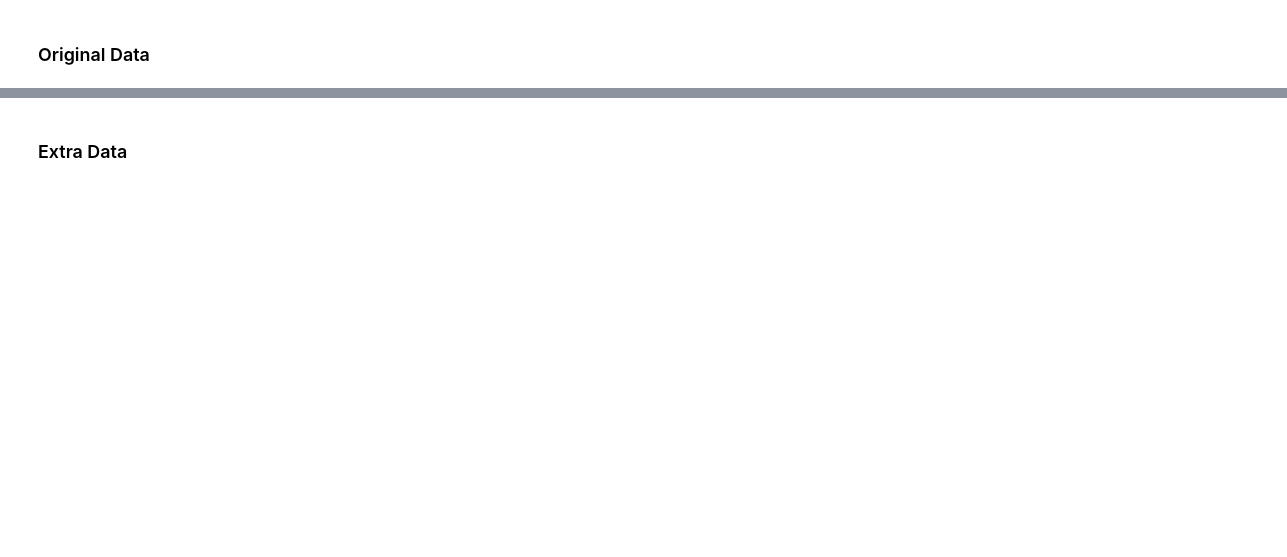
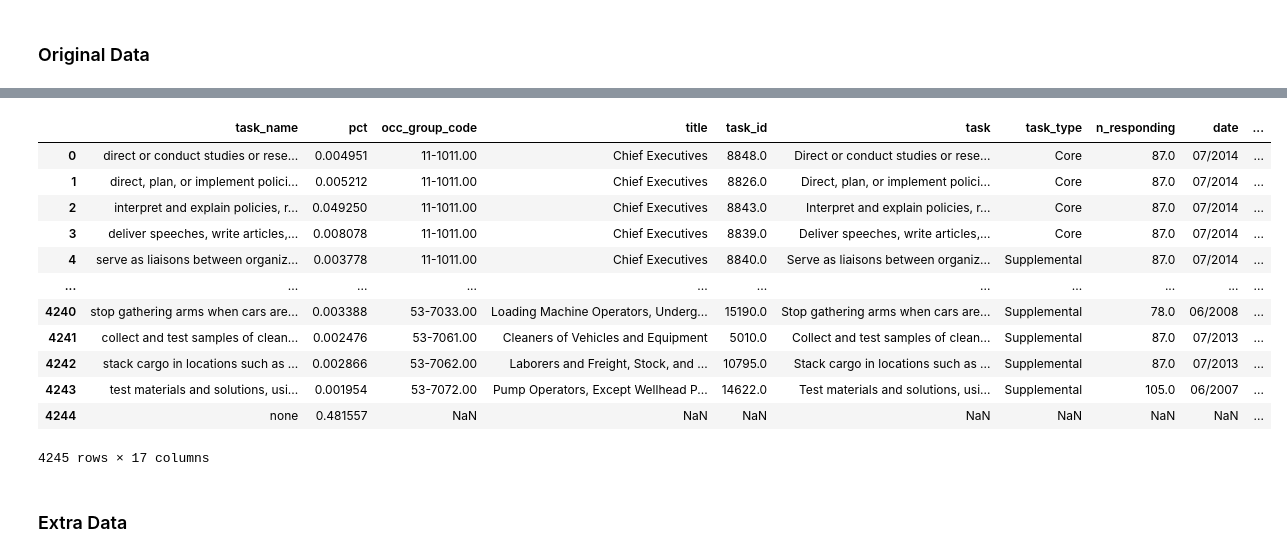
Before and after one commit to theodorewright11/aei_data_analysis, a Jupyter notebook: scripts/data_merge.ipynb, the cells around one changed output, grey strips where cells are left out. Drawn from its saved outputs; the diff is of its cells as text; code cells hidden in the pictures; blank space fills up the shorter version.

```diff
--- a/scripts/data_merge.ipynb
+++ b/scripts/data_merge.ipynb
@@ -16,0 +84,14 @@ except OSError:
+# %%
+task_statements_df = pd.read_csv("../extra_data/task_statements_new.csv")
+task_mappings_df = pd.read_csv("../original_data/onet_task_mappings.csv")
+
+task_statements_df["task_Norm"] = task_statements_df["Task"].str.lower().str.replace("[^a-z0-9]", " ", regex=True).str.strip()
+task_mappings_df["task_norm"] = task_mappings_df["task_name"].str.lower().str.replace("[^a-z0-9]", " ", regex=True).str.strip()
+merged_test = task_mappings_df.merge(
+    task_statements_df,
+    left_on="task_norm",
+    right_on="task_Norm",
+    how="left"
+)
+merged_test
+#merged_test.loc[merged_test["pct"].isna(), "task_Norm"].nunique()
@@ -17,2 +112,19 @@ except OSError:
 # %% [markdown]
 ### Original Data
+# %%
+task_statements_df = pd.read_csv("../original_data/onet_task_statements.csv")
+crosswalk_df = pd.read_csv("../extra_data/2010_to_2019_soc_crosswalk.csv")
+task_statements_df["title_norm"] = task_statements_df["Title"].str.lower().str.replace("[^a-z0-9]", " ", regex=True).str.strip()
+crosswalk_df["2010_title_norm"] = crosswalk_df["O*NET-SOC 2010 Title"].str.lower().str.replace("[^a-z0-9]", " ", regex=True).str.strip()
+crosswalk_df["2019_title_norm"] = crosswalk_df["O*NET-SOC 2019 Title"].str.lower().str.replace("[^a-z0-9]", " ", regex=True).str.strip()
+
+merged = pd.merge(
+    task_statements_df,
+    crosswalk_df,
+    left_on="title_norm",
+    right_on="2010_title_norm",
+    how="left"
+)
+
+merged["O*NET-SOC 2019 Title"].isna().sum()
+merged.to_csv("test_3")
@@ -84,34 +238,49 @@ def add_claude_pct(df) -> pd.DataFrame:
         This originally did not create a column for the weighted percentage of occurrences.
 
     Args:
         task_soc_df (pd.DataFrame): DataFrame containing O*NET tasks and SOC titles.
 
     Returns:
         pd.DataFrame: Updated DataFrame with percentage of occurrences added.
     """
 
     # Load task mappings from Claude data
     task_mappings_df = pd.read_csv("../original_data/onet_task_mappings.csv")
 
     # Merge with existing task DataFrame
     merged = task_mappings_df.merge(
         df,
         left_on="task_name",
         right_on="task_normalized",
         how="left"
     )
 
     # Calculate weighted and normalized percentages
     merged["pct_occ_weighted"] = 100 * merged["pct"] / merged["pct"].sum()
     merged["pct_occ_norm"] = 100 * (merged["pct"] / merged["n_occurrences"]) / (merged["pct"] / merged["n_occurrences"]).sum()
 
     # Sort by O*NET-SOC Code
     merged.sort_values(by="occ_group_code", ascending=True, inplace=True)
 
     return merged
 
 task_soc_pct_all = add_claude_pct(task_soc_df)
-#display(task_soc_pct_all.reset_index(drop=True))
+display(task_soc_pct_all.reset_index(drop=True))
+task_soc_pct_all.to_csv("test")
+# %% [output]
+|  | task_name | pct | occ_group_code | title | task_id | task | task_type | n_responding | date | ... |
+| 0 | direct or conduct studies or rese... | 0.004951 | 11-1011.00 | Chief Executives | 8848.0 | Direct or conduct studies or rese... | Core | 87.0 | 07/2014 | ... |
+| 1 | direct, plan, or implement polici... | 0.005212 | 11-1011.00 | Chief Executives | 8826.0 | Direct, plan, or implement polici... | Core | 87.0 | 07/2014 | ... |
+| 2 | interpret and explain policies, r... | 0.049250 | 11-1011.00 | Chief Executives | 8843.0 | Interpret and explain policies, r... | Core | 87.0 | 07/2014 | ... |
+| 3 | deliver speeches, write articles,... | 0.008078 | 11-1011.00 | Chief Executives | 8839.0 | Deliver speeches, write articles,... | Core | 87.0 | 07/2014 | ... |
+| 4 | serve as liaisons between organiz... | 0.003778 | 11-1011.00 | Chief Executives | 8840.0 | Serve as liaisons between organiz... | Supplemental | 87.0 | 07/2014 | ... |
+| ... | ... | ... | ... | ... | ... | ... | ... | ... | ... | ... |
+| 4240 | stop gathering arms when cars are... | 0.003388 | 53-7033.00 | Loading Machine Operators, Underg... | 15190.0 | Stop gathering arms when cars are... | Supplemental | 78.0 | 06/2008 | ... |
+| 4241 | collect and test samples of clean... | 0.002476 | 53-7061.00 | Cleaners of Vehicles and Equipment | 5010.0 | Collect and test samples of clean... | Supplemental | 87.0 | 07/2013 | ... |
+| 4242 | stack cargo in locations such as ... | 0.002866 | 53-7062.00 | Laborers and Freight, Stock, and ... | 10795.0 | Stack cargo in locations such as ... | Supplemental | 87.0 | 07/2013 | ... |
+| 4243 | test materials and solutions, usi... | 0.001954 | 53-7072.00 | Pump Operators, Except Wellhead P... | 14622.0 | Test materials and solutions, usi... | Supplemental | 105.0 | 06/2007 | ... |
+| 4244 | none | 0.481557 | NaN | NaN | NaN | NaN | NaN | NaN | NaN | ... |
+4245 rows × 17 columns
 # %% [markdown]
 ### Extra Data
 # %%
```
Also changed, not shown: parts of 5 cells of this notebook, 9 other files.
